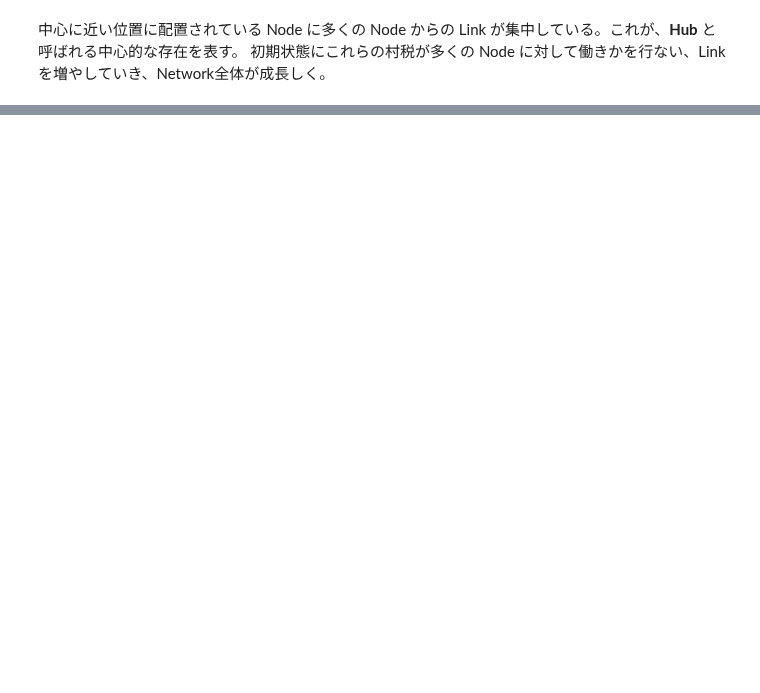
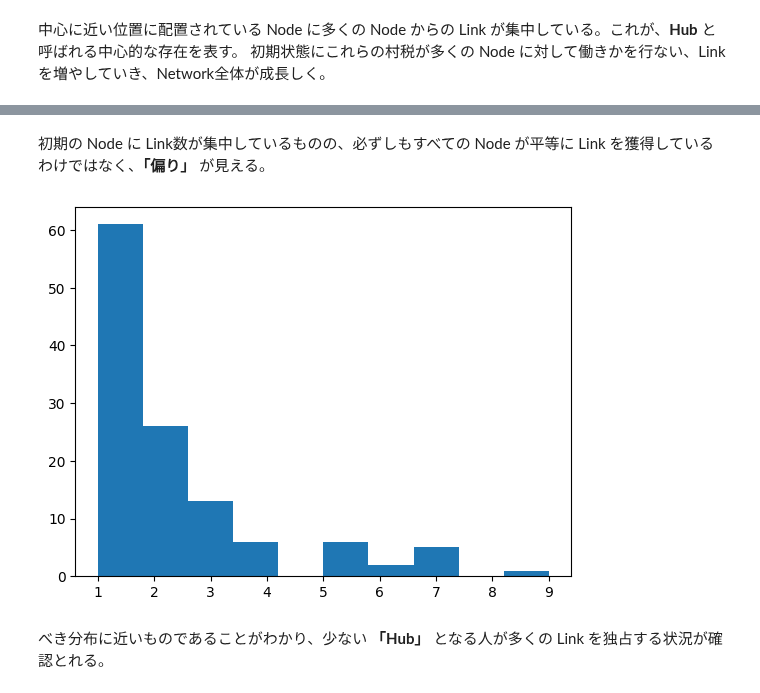
Before and after one commit to 1024xx4/math_programing_for_ai_and_ds, a Jupyter notebook: section07/network_model.ipynb, the cells around one changed output, grey strips where cells are left out. Drawn from its saved outputs; the diff is of its cells as text; code cells hidden in the pictures; blank space fills up the shorter version.

```diff
--- a/section07/network_model.ipynb
+++ b/section07/network_model.ipynb
@@ -124,0 +142,10 @@ plt.show()
+# %% [markdown]
+初期の Node に Link数が集中しているものの、必ずしもすべての Node が平等に Link を獲得しているわけではなく、**「偏り」** が見える。
+# %%
+# Histogram を描画する
+plt.hist(list_nodenum)
+plt.show()
+# %% [output]
+[figure, added]
+# %% [markdown]
+べき分布に近いものであることがわかり、少ない **「Hub」** となる人が多くの Link を独占する状況が確認とれる。
```
Also changed, not shown: parts of 4 cells of this notebook.
